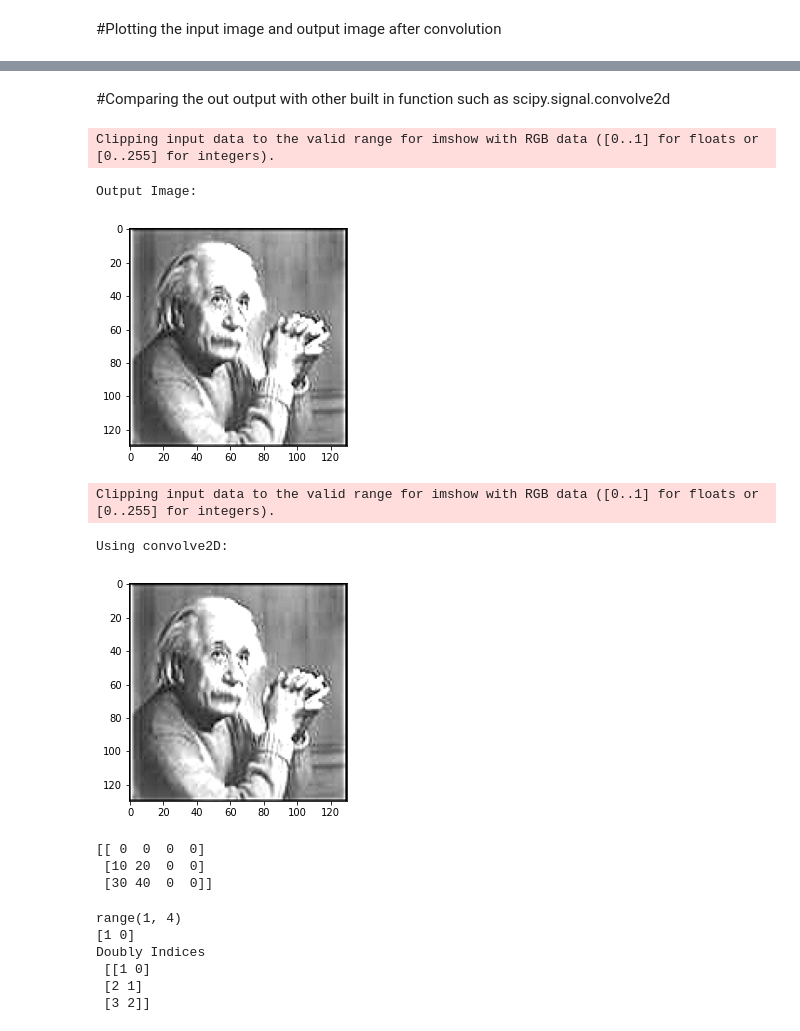
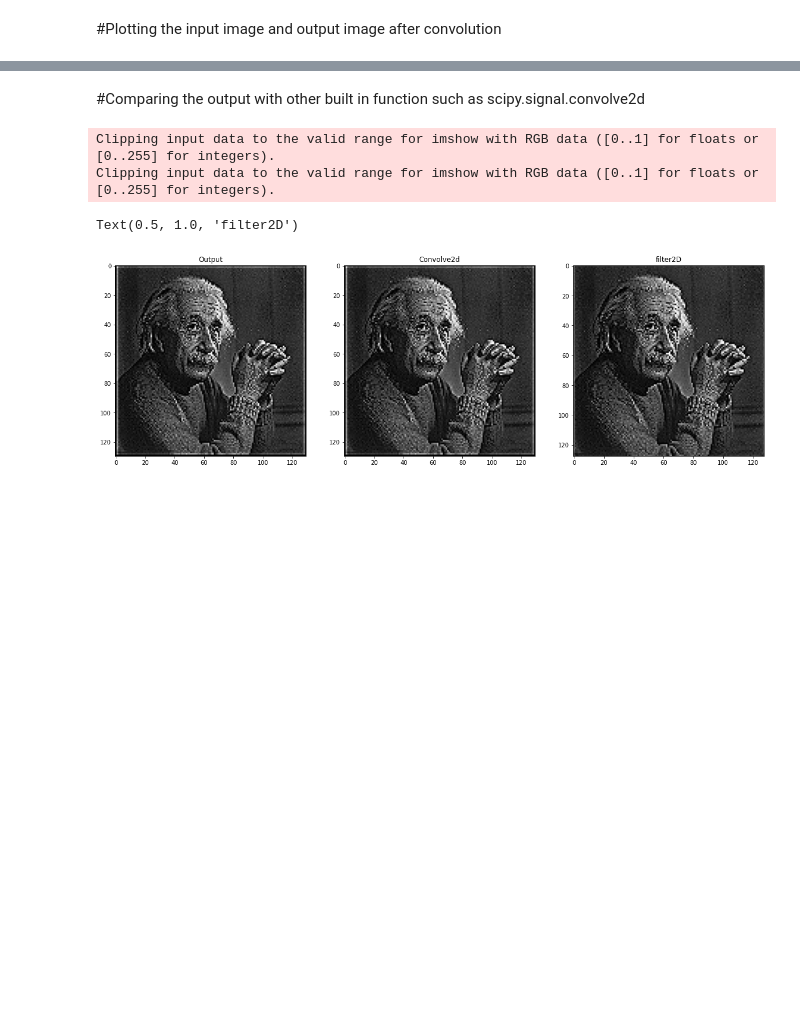
Before and after one commit to AlviNabil/Image_Processing, a Jupyter notebook: lab1/ImageLabAssignment.ipynb, the cells around one changed output, grey strips where cells are left out. Saved outputs shown, nothing was run; the diff lists cells and outputs as text; code cells hidden in the pictures; blank space fills up the shorter version.

```diff
--- a/lab1/ImageLabAssignment.ipynb
+++ b/lab1/ImageLabAssignment.ipynb
@@ -19,6 +17,8 @@ For a 256x256 image it would take around 32 GigaByte space in memory
 # %%
-path = '/content/drive/MyDrive/4_1/ImageLab/Lab1/ein128.jpg'
+path = '/content/drive/MyDrive/4_1/ImageLab/Lab1/ein.jpg'
+
 img = cv2.imread(path, cv2.IMREAD_GRAYSCALE)
+img = cv2.resize(img, (128,128))
 plt.imshow(cv2.cvtColor(img, cv2.COLOR_BGR2RGB))
 plt.show()
 # %% [output]
@@ -198,23 +186,38 @@ Clipping input data to the valid range for imshow with RGB data ([0..1] for floa
 # %% [markdown]
-#Comparing the out output with other built in function such as scipy.signal.convolve2d
+#Comparing the output with other built in function such as scipy.signal.convolve2d
 # %%
-print("Output Image: \n")
-plt.imshow(cv2.cvtColor(out, cv2.COLOR_BGR2RGB))
-plt.show()
+from IPython.core.pylabtools import figsize
+
+
+# Two subplots, unpack the axes array immediately
+f, (ax1, ax2, ax3) = plt.subplots(1, 3, figsize=(20,20))
+ax1.imshow(cv2.cvtColor(out, cv2.COLOR_BGR2RGB))
+ax1.set_title('Output')
 from scipy import signal
 result = signal.convolve2d(img, kernel, "full")/255
-print("Using convolve2D: \n")
-plt.imshow(cv2.cvtColor(result, cv2.COLOR_BGR2RGB))
-plt.show()
+ax2.imshow(cv2.cvtColor(result, cv2.COLOR_BGR2RGB))
+ax2.set_title('Convolve2d')
+result = cv2.filter2D(img, -1, kernel)
+ax3.imshow(cv2.cvtColor(result, cv2.COLOR_BGR2RGB))
+ax3.set_title('filter2D')
+
+# print("Output Image: \n")
+# plt.imshow(cv2.cvtColor(out, cv2.COLOR_BGR2RGB))
+# plt.show()
+# # print(out)
+# from scipy import signal
+# result = signal.convolve2d(img, kernel, "full")/255
+# # print("\n\n",result)
+# print("Using convolve2D: \n")
+# plt.imshow(cv2.cvtColor(result, cv2.COLOR_BGR2RGB))
+# plt.show()
 # result = cv2.filter2D(img, -1, kernel)
 # print(result)
 # print(result.shape)
 # plt.imshow(cv2.cvtColor(result, cv2.COLOR_BGR2RGB))
 # plt.show()
 # %% [output]
 Clipping input data to the valid range for imshow with RGB data ([0..1] for floats or [0..255] for integers).
+Clipping input data to the valid range for imshow with RGB data ([0..1] for floats or [0..255] for integers).
-Output Image:
+Text(0.5, 1.0, 'filter2D')
-[figure, old version]
+[figure, new version]
-Clipping input data to the valid range for imshow with RGB data ([0..1] for floats or [0..255] for integers).
-Using convolve2D:
-[figure, removed]
@@ -233,9 +223,0 @@ output_shape = output_row_num, output_col_num
-# %%
-F_zero_padded = np.pad(F, ((output_row_num-F_row_num, 0),
-                           (0,output_col_num-F_col_num)),
-                       'constant', constant_values=0)
-print(F_zero_padded)
-# %% [output]
-[[ 0  0  0  0]
- [10 20  0  0]
- [30 40  0  0]]
@@ -254,14 +223,0 @@ for i in range(F_zero_padded.shape[0]-1, -1,-1):
-# %%
-c = range(1, F_zero_padded.shape[0]+1)
-r = np.r_[c[0], np.zeros(I_row_num-1, dtype=int)]
-doubly_indices = sl.toeplitz(c,r)
-print(c)
-print(r)
-print('Doubly Indices\n' , doubly_indices)
-# %% [output]
-range(1, 4)
-[1 0]
-Doubly Indices
- [[1 0]
- [2 1]
- [3 2]]
```
Also changed, not shown: parts of 21 cells of this notebook, 2 other files.
